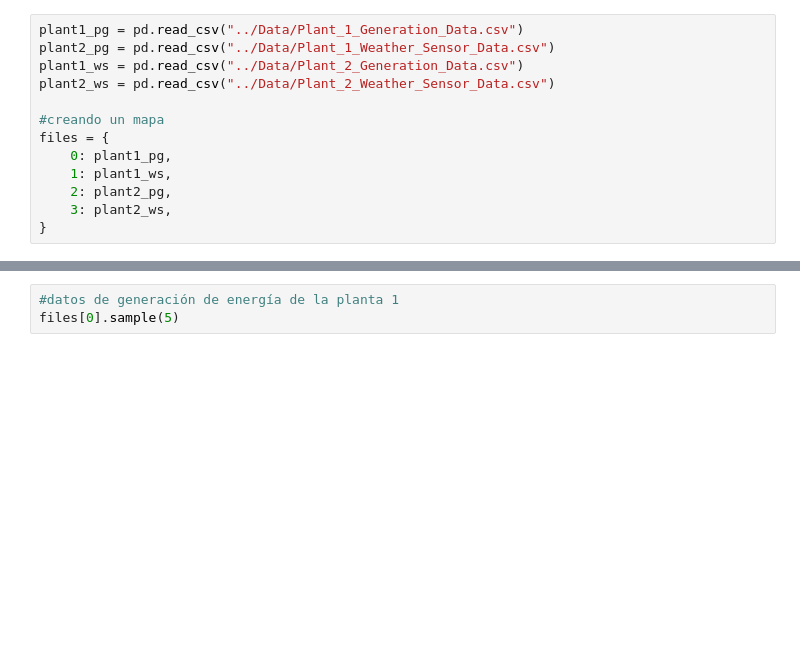
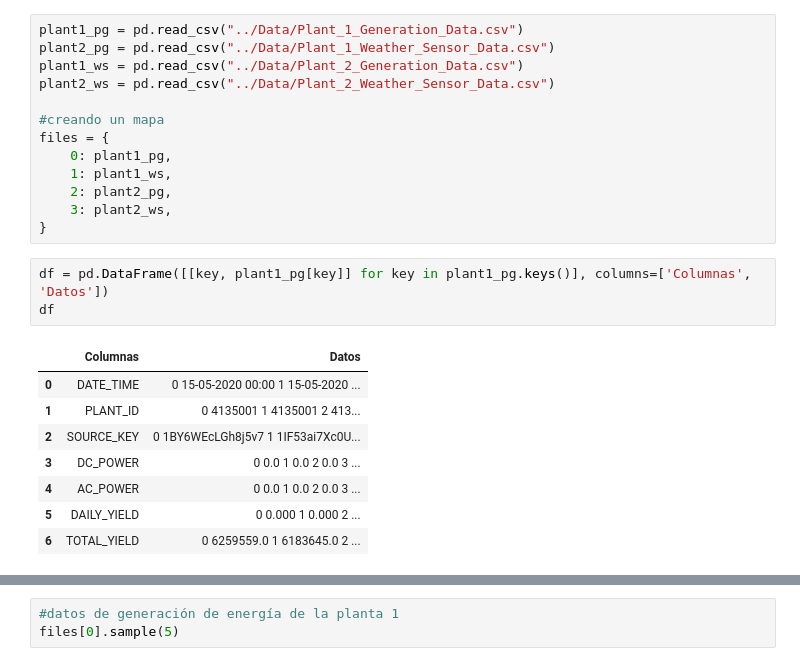
Before and after one commit to dzamoramu/Taller4DB2, a Jupyter notebook: Workshop 4/notebooks/bigtable-Workshop4Final.ipynb, the cells around one changed output, grey strips where cells are left out. Drawn from its saved outputs; the diff is of its cells as text; blank space fills up the shorter version.

```diff
--- a/Workshop 4/notebooks/bigtable-Workshop4Final.ipynb
+++ b/Workshop 4/notebooks/bigtable-Workshop4Final.ipynb
@@ -54,3 +54,15 @@ files = {
     2: plant2_pg,
     3: plant2_ws,
 }
+# %%
+df = pd.DataFrame([[key, plant1_pg[key]] for key in plant1_pg.keys()], columns=['Columnas', 'Datos'])
+df
+# %% [output]
+|  | Columnas | Datos |
+| 0 | DATE_TIME | 0 15-05-2020 00:00 1 15-05-2020 ... |
+| 1 | PLANT_ID | 0 4135001 1 4135001 2 413... |
+| 2 | SOURCE_KEY | 0 1BY6WEcLGh8j5v7 1 1IF53ai7Xc0U... |
+| 3 | DC_POWER | 0 0.0 1 0.0 2 0.0 3 ... |
+| 4 | AC_POWER | 0 0.0 1 0.0 2 0.0 3 ... |
+| 5 | DAILY_YIELD | 0 0.000 1 0.000 2 ... |
+| 6 | TOTAL_YIELD | 0 6259559.0 1 6183645.0 2 ... |
```
Also changed, not shown: parts of 5 cells of this notebook, 2 other files.
